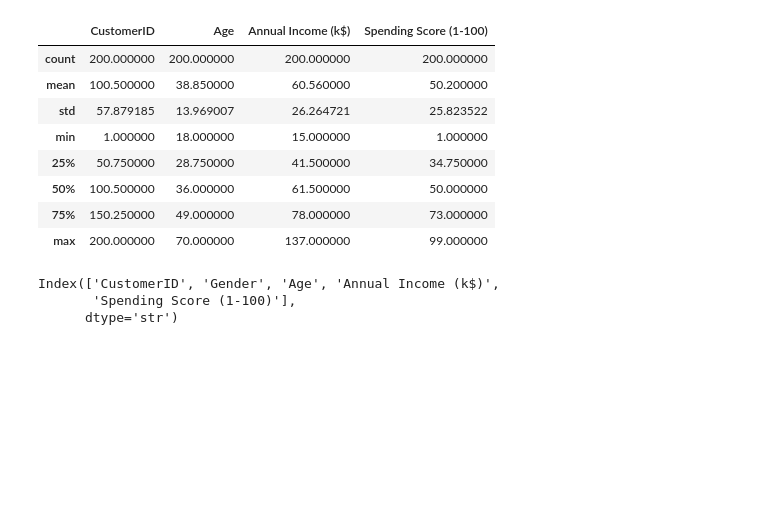
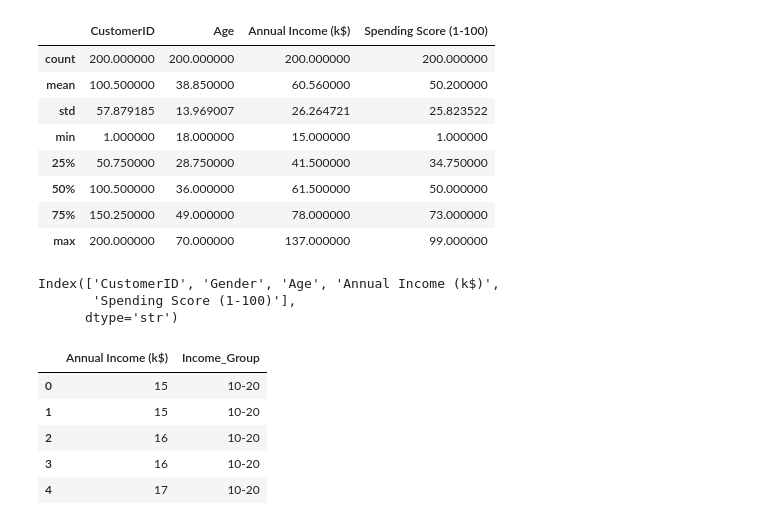
Before and after one commit to Annie578/Data_Visualisation, a Jupyter notebook: mall.ipynb, the cells around one changed output. Drawn from its saved outputs; the diff is of its cells as text; code cells hidden in the pictures; blank space fills up the shorter version.

```diff
--- a/mall.ipynb
+++ b/mall.ipynb
@@ -69,0 +59,20 @@ plt.show()
+# %%
+df = df[['Gender', 'Age', 'Annual Income (k$)', 'Spending Score (1-100)']]
+
+income_labels = [f'{start}-{start + 10}' for start in range(0, 200, 10)]
+df['Income_Group'] = pd.cut(
+    df['Annual Income (k$)'],
+    bins=range(0, 201, 10),
+    labels=income_labels,
+    include_lowest=True,
+    right=False
+)
+
+df[['Annual Income (k$)', 'Income_Group']].head()
+# %% [output]
+|  | Annual Income (k$) | Income_Group |
+| 0 | 15 | 10-20 |
+| 1 | 15 | 10-20 |
+| 2 | 16 | 10-20 |
+| 3 | 16 | 10-20 |
+| 4 | 17 | 10-20 |
```
Also changed, not shown: parts of 4 cells of this notebook, 6 other files.
